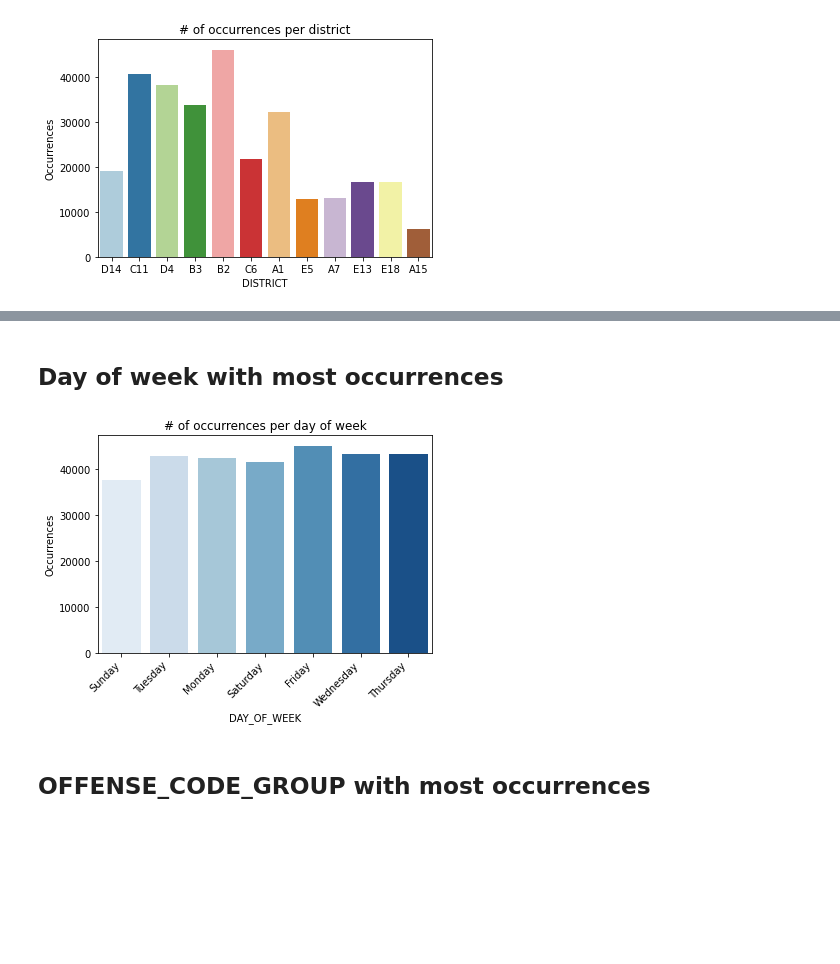
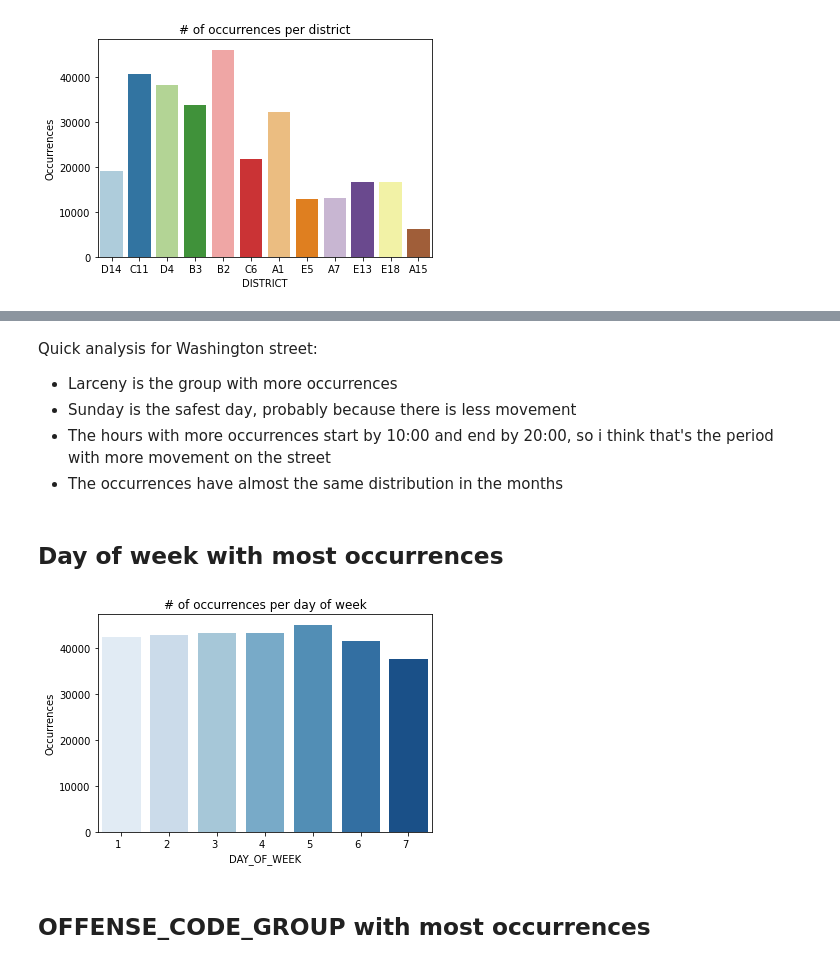
Before and after one commit to RaphaelRoriz/Machine-learning, a Jupyter notebook: CrimeBoston/BostonCrime cleaning and analysis..ipynb, the cells around one changed output, grey strips where cells are left out. Drawn from its saved outputs; the diff is of its cells as text; code cells hidden in the pictures; blank space fills up the shorter version.

Commit message:
Analysis

```diff
--- a/CrimeBoston/BostonCrime cleaning and analysis..ipynb
+++ b/CrimeBoston/BostonCrime cleaning and analysis..ipynb
@@ -132,0 +137,5 @@ dtype: int64
+# %%
+## changing day of week to numerical valeus
+days_of_week = {'Monday': 1,'Tuesday':2,'Wednesday':3,'Thursday':4,'Friday':5,'Saturday':6,'Sunday':7}
+
+df['DAY_OF_WEEK'] = df['DAY_OF_WEEK'].map(days_of_week)
@@ -133,4 +177,4 @@ dtype: int64
 # %% [markdown]
 ## Dropping unused columns
 # %%
-df.drop(['OFFENSE_CODE','OFFENSE_DESCRIPTION','OCCURRED_ON_DATE','UCR_PART'],axis =1,inplace=True)
+df.drop(['OFFENSE_CODE','OFFENSE_DESCRIPTION','OCCURRED_ON_DATE','UCR_PART','Location','REPORTING_AREA'],axis =1,inplace=True)
@@ -148,13 +234,19 @@ plt.show()
+# %% [markdown]
+Quick analysis for Washington street:
+- Larceny is the group with more occurrences
+- Sunday is the safest day, probably because there is less movement
+- The hours with more occurrences start by 10:00 and end by 20:00, so i think that's the period with more movement on the street
+- The occurrences have almost the same distribution in the months
 # %% [markdown]
 ## Day of week with most occurrences
 # %%
 occurrencesDayOfWeek = sns.countplot(x = df['DAY_OF_WEEK'],palette='Blues')
 occurrencesDayOfWeek.set_title('# of occurrences per day of week')
 occurrencesDayOfWeek.set_ylabel("Occurrences")
-occurrencesDayOfWeek.set_xticklabels(occurrencesDayOfWeek.get_xticklabels(),rotation = 45,horizontalalignment ='right' )
+occurrencesDayOfWeek.set_xticklabels(occurrencesDayOfWeek.get_xticklabels(),horizontalalignment ='right' )
 plt.show()
 # %% [output]
-[figure, old version]
+[figure, new version]
 # %% [markdown]
 ## OFFENSE_CODE_GROUP with most occurrences
 # %%
```
Also changed, not shown: parts of 42 cells of this notebook.
